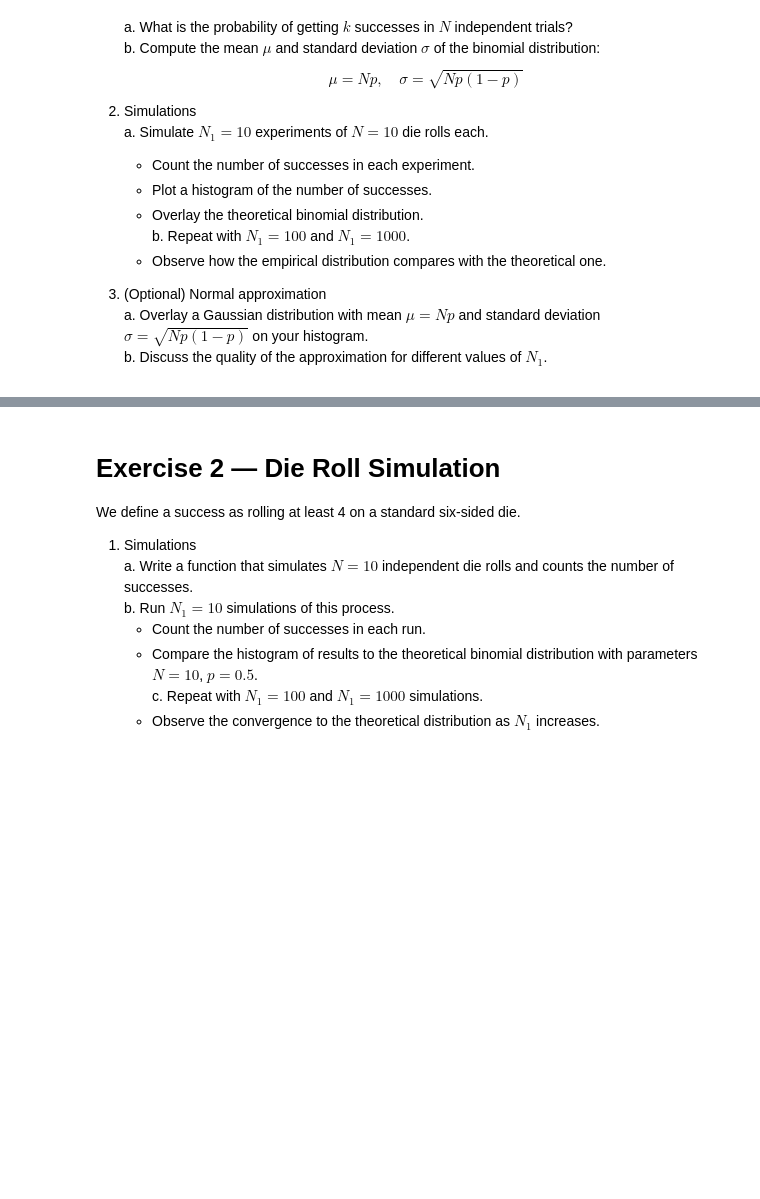
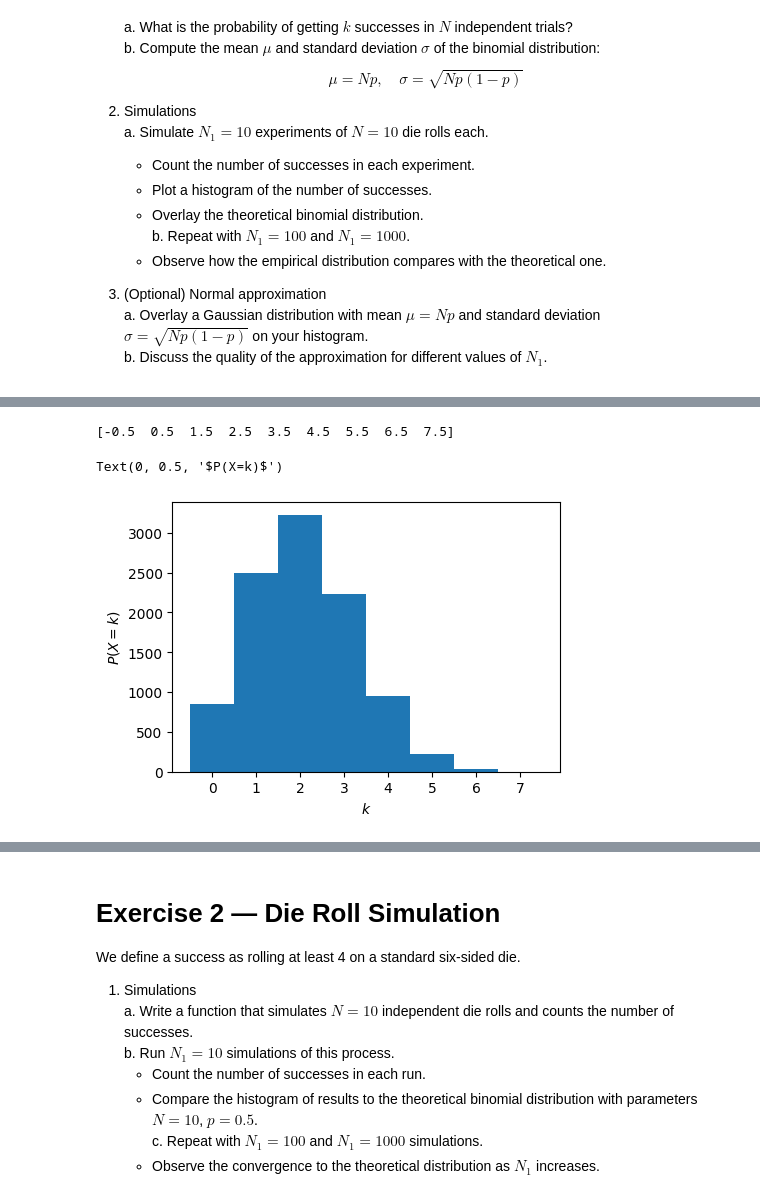
Before and after one commit to blhuillier/2025B_AstroDataAnalysis, a Jupyter notebook: Notebooks/Chap_1_Exercises.ipynb, the cells around one changed output, grey strips where cells are left out. Cells and saved outputs as stored; diff of their text form; code cells hidden in the pictures; blank space fills up the shorter version.

```diff
--- a/Notebooks/Chap_1_Exercises.ipynb
+++ b/Notebooks/Chap_1_Exercises.ipynb
@@ -27,0 +86,18 @@ We consider the experiment: rolling a standard six-sided die and recording wheth
+# %%
+
+fig,ax = plt.subplots(1,figsize=(5,3.5))
+
+
+# let's make bins that are more appropriate
+bins = np.arange(NN+2) - 0.5
+print (bins)
+ax.hist(XX,bins=bins)
+
+ax.set_xlabel("$k$")
+ax.set_ylabel("$P(X=k)$")
+
+# Looks better now! let's add the second sample:
+# %% [output]
+[-0.5  0.5  1.5  2.5  3.5  4.5  5.5  6.5  7.5]
+Text(0, 0.5, '$P(X=k)$')
+[figure, added]
```
Also changed, not shown: parts of 8 cells of this notebook.
